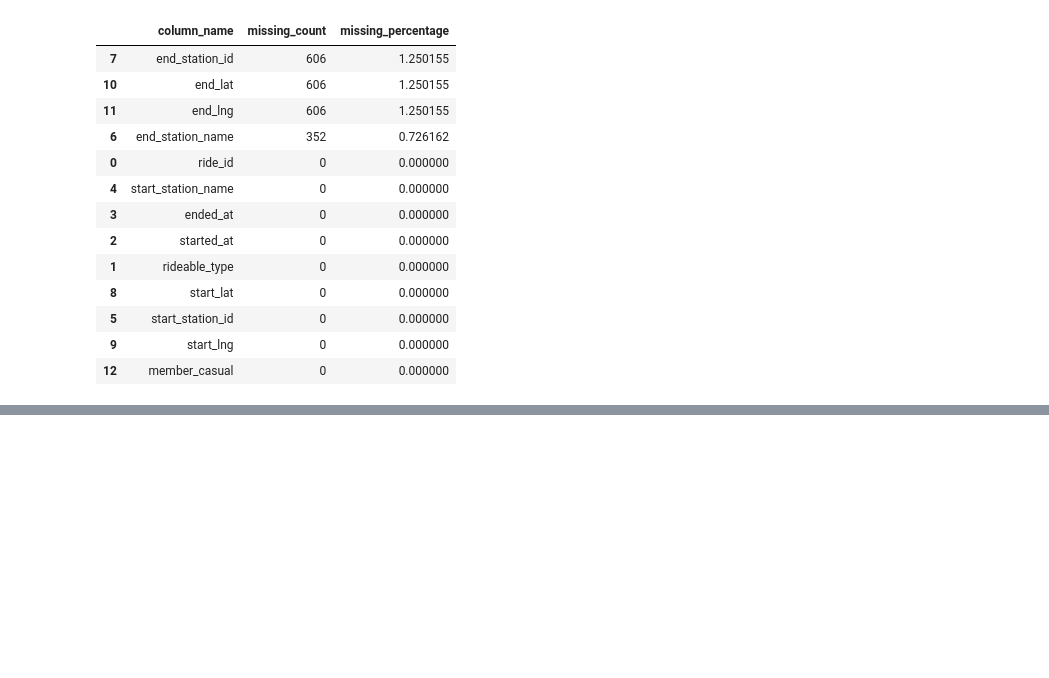
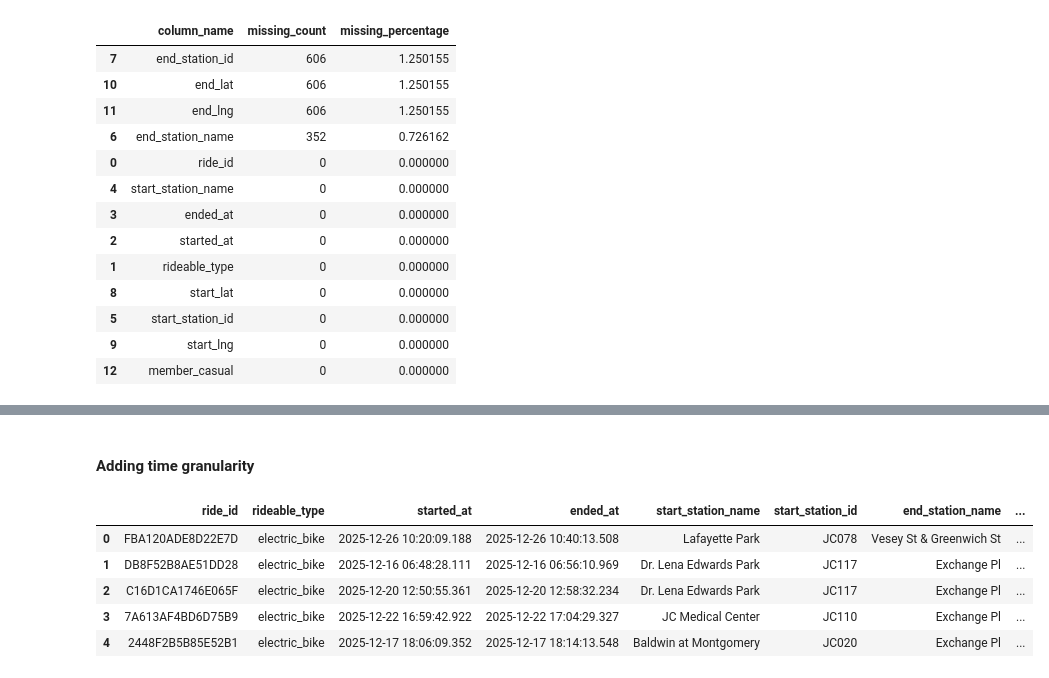
Before and after one commit to StellaMalakyan/citibike_analysis, a Jupyter notebook: notebooks/2_Data_Enrichment.ipynb, the cells around one changed output, grey strips where cells are left out. Saved outputs shown, nothing was run; the diff lists cells and outputs as text; code cells hidden in the pictures; blank space fills up the shorter version.

```diff
--- a/notebooks/2_Data_Enrichment.ipynb
+++ b/notebooks/2_Data_Enrichment.ipynb
@@ -56,0 +192,18 @@ missing_values
+# %% [markdown]
+#### Adding time granularity
+# %%
+citibike_df['date'] = citibike_df['started_at'].dt.date
+citibike_df['month'] = citibike_df['started_at'].dt.to_period('M').astype(str)
+citibike_df['month_name'] = citibike_df['started_at'].dt.month_name()
+citibike_df['month_number'] = citibike_df['started_at'].dt.month
+citibike_df['day_of_week'] = citibike_df['started_at'].dt.day_name()
+citibike_df['hour'] = citibike_df['started_at'].dt.hour
+# %%
+citibike_df.head()
+# %% [output]
+|  | ride_id | rideable_type | started_at | ended_at | start_station_name | start_station_id | end_station_name | ... |
+| 0 | FBA120ADE8D22E7D | electric_bike | 2025-12-26 10:20:09.188 | 2025-12-26 10:40:13.508 | Lafayette Park | JC078 | Vesey St & Greenwich St | ... |
+| 1 | DB8F52B8AE51DD28 | electric_bike | 2025-12-16 06:48:28.111 | 2025-12-16 06:56:10.969 | Dr. Lena Edwards Park | JC117 | Exchange Pl | ... |
+| 2 | C16D1CA1746E065F | electric_bike | 2025-12-20 12:50:55.361 | 2025-12-20 12:58:32.234 | Dr. Lena Edwards Park | JC117 | Exchange Pl | ... |
+| 3 | 7A613AF4BD6D75B9 | electric_bike | 2025-12-22 16:59:42.922 | 2025-12-22 17:04:29.327 | JC Medical Center | JC110 | Exchange Pl | ... |
+| 4 | 2448F2B5B85E52B1 | electric_bike | 2025-12-17 18:06:09.352 | 2025-12-17 18:14:13.548 | Baldwin at Montgomery | JC020 | Exchange Pl | ... |
```
Also changed, not shown: parts of 17 cells of this notebook, 1 other file.
